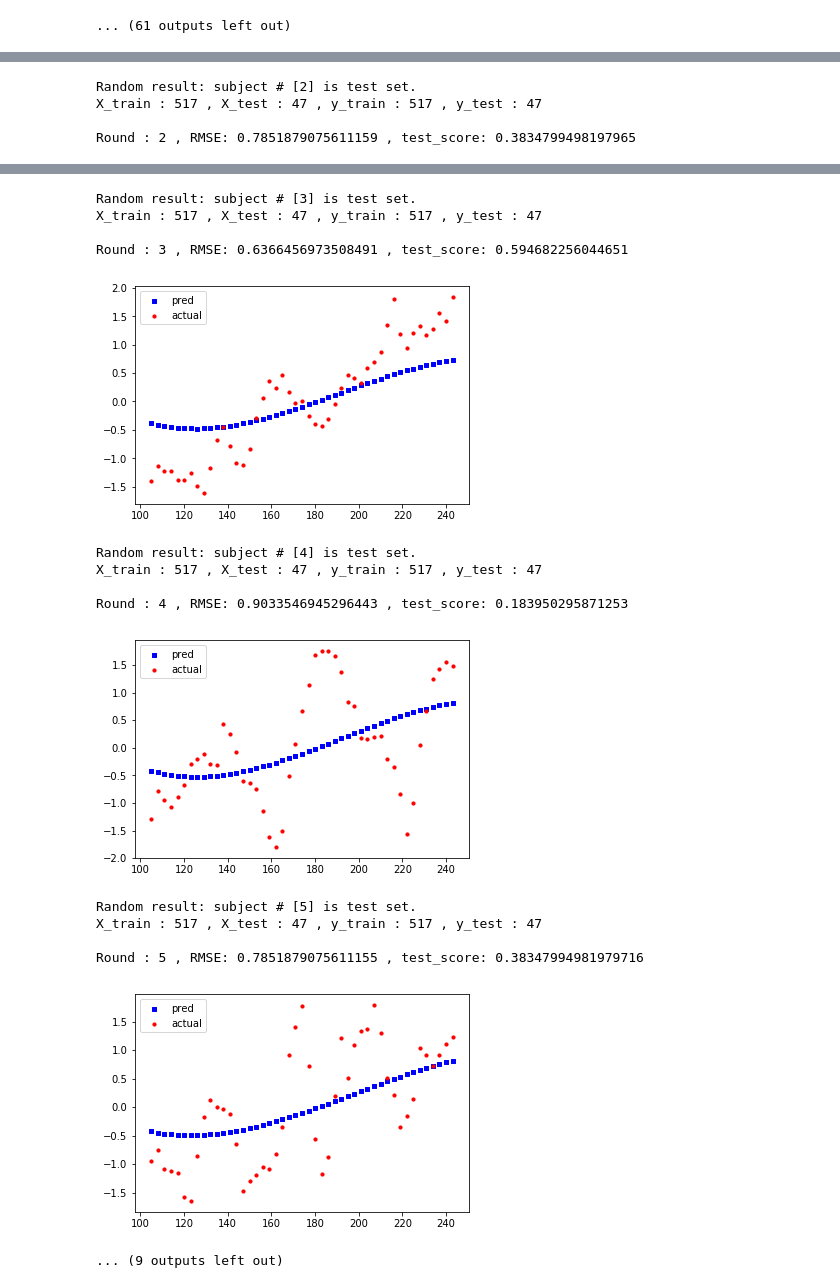
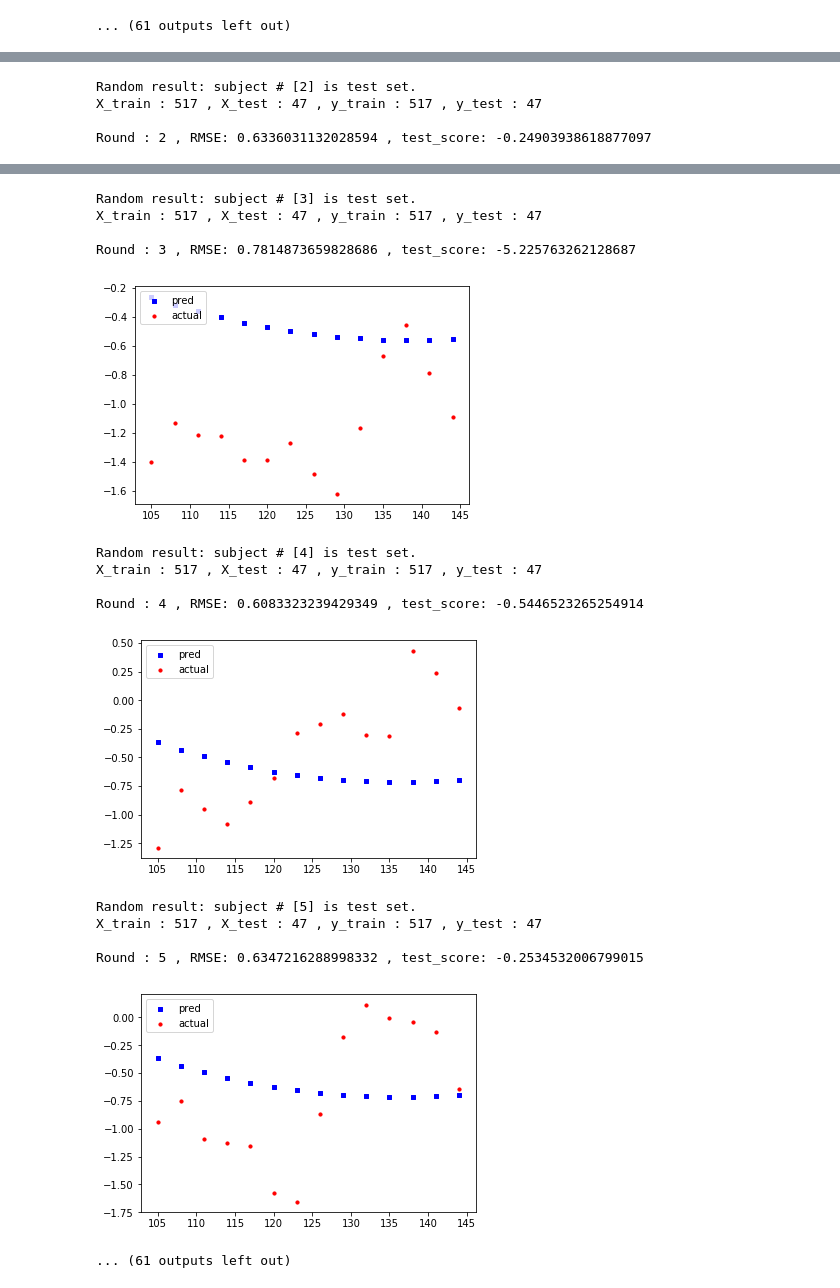
Before and after one commit to bamboojfc/SSVEP-nonLinearRegression, a Jupyter notebook: model-Copy1.ipynb, the cells around one changed output, grey strips where cells are left out. Drawn from its saved outputs; the diff is of its cells as text; code cells hidden in the pictures.

Commit message:
change reduce proportion list to dynamic

```diff
--- a/model-Copy1.ipynb
+++ b/model-Copy1.ipynb
@@ -198,8 +198,12 @@ def write_result_to_csv(filename, results):
     wr2 = csv.writer(csvfile2, delimiter=',',
                             quotechar='|', quoting=csv.QUOTE_MINIMAL)
 
-    wr1.writerow(['subject_id', 'RMSE_full', 'RMSE_half', 'RMSE_quarter'])
-    wr2.writerow(['subject_id', 'testscore_full', 'testscore_half', 'testscore_quarter'])
+    wr1.writerow(['subject_id', 'RMSE_'+str(reduce_result_proportion[0]*100)+'%', \
+                  'RMSE_'+str(reduce_result_proportion[1]*100)+'%', \
+                  'RMSE_'+str(reduce_result_proportion[2]*100)+'%'])
+    wr2.writerow(['subject_id', 'testscore_'+str(reduce_result_proportion[0]*100)+'%', \
+              'testscore_'+str(reduce_result_proportion[1]*100)+'%', \
+              'testscore_'+str(reduce_result_proportion[2]*100)+'%'])
 
     for i in range(0, number_of_subjects):
         wr1.writerow([i, results[0][i]['RMSE'], results[1][i]['RMSE'], \
@@ -327,7 +331,7 @@ light_intensity = np.tile(light_intensity,(number_of_subjects,1))
 
 ## prepare list to store results
 results = []
-reduce_result_proportion = [1, 0.5, 0.25]
+reduce_result_proportion = [0.3, 0.6, 1]
 filename = './my_results'
 
 for c, r in enumerate(reduce_result_proportion):
@@ -398,4 +402,4 @@ Round : 1 , RMSE: 1.0441720212778414 , test_score: -0.09029521001945295
 Random result: subject # [2] is test set.
 X_train : 517 , X_test : 47 , y_train : 517 , y_test : 47
 
-Round : 2 , RMSE: 0.7851879075611159 , test_score: 0.3834799498197965
+Round : 2 , RMSE: 0.6336031132028594 , test_score: -0.24903938618877097
@@ -403,19 +407,19 @@ Round : 2 , RMSE: 0.7851879075611159 , test_score: 0.3834799498197965
 Random result: subject # [3] is test set.
 X_train : 517 , X_test : 47 , y_train : 517 , y_test : 47
 
-Round : 3 , RMSE: 0.6366456973508491 , test_score: 0.594682256044651
+Round : 3 , RMSE: 0.7814873659828686 , test_score: -5.225763262128687
-[figure, old version]
+[figure, new version]
 Random result: subject # [4] is test set.
 X_train : 517 , X_test : 47 , y_train : 517 , y_test : 47
 
-Round : 4 , RMSE: 0.9033546945296443 , test_score: 0.183950295871253
+Round : 4 , RMSE: 0.6083323239429349 , test_score: -0.5446523265254914
-[figure, old version]
+[figure, new version]
 Random result: subject # [5] is test set.
 X_train : 517 , X_test : 47 , y_train : 517 , y_test : 47
 
-Round : 5 , RMSE: 0.7851879075611155 , test_score: 0.38347994981979716
+Round : 5 , RMSE: 0.6347216288998332 , test_score: -0.2534532006799015
-[figure, old version]
+[figure, new version]
-... (9 outputs left out)
+... (61 outputs left out)
 # %%
 # ## try linear regression (not be used)
 # model = linear_model.LinearRegression()
```
Also changed, not shown: parts of 1 cell of this notebook, 2 other files.
